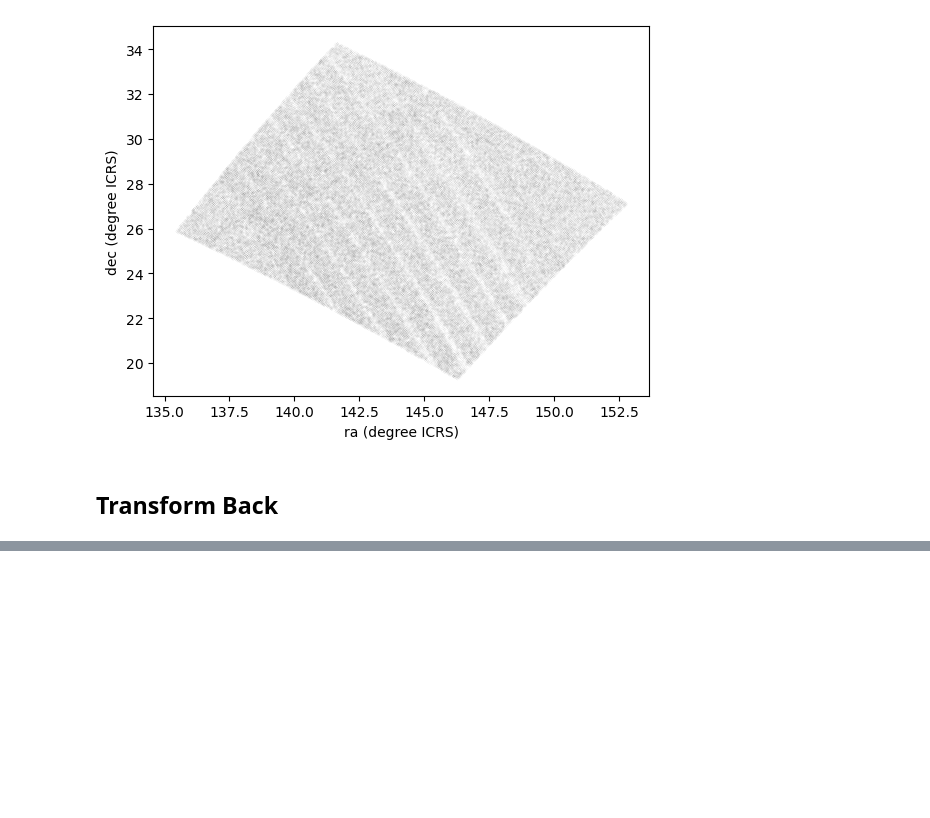
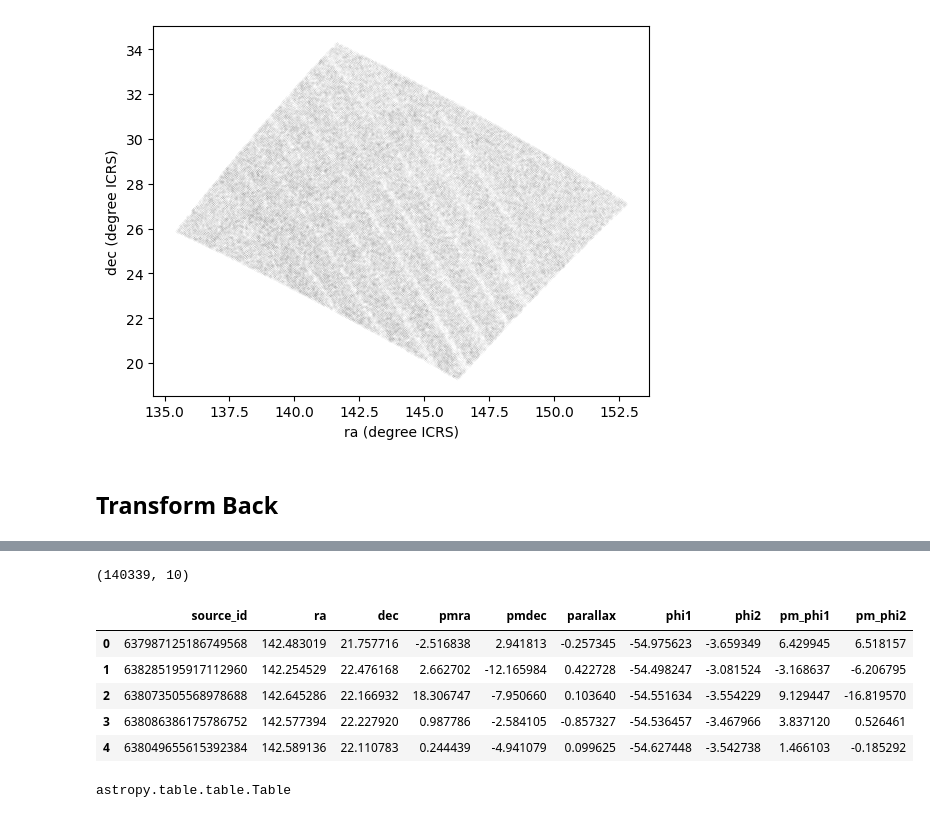
Before and after one commit to nuj02/Workshops, a Jupyter notebook: Data Carpentry/Astronomy/Foundations of Astronomical Science/3) Plotting and Tabular Data.ipynb, the cells around one changed output, grey strips where cells are left out. Cells and saved outputs as stored; diff of their text form; code cells hidden in the pictures; blank space fills up the shorter version.

```diff
--- a/Data Carpentry/Astronomy/Foundations of Astronomical Science/3) Plotting and Tabular Data.ipynb
+++ b/Data Carpentry/Astronomy/Foundations of Astronomical Science/3) Plotting and Tabular Data.ipynb
@@ -68,0 +89,6 @@ TypeError: concatenate() got an unexpected keyword argument 'dtype'
+# %%
+polygon_results['phi1'] = skycoord_gd1.phi1
+polygon_results['phi2'] = skycoord_gd1.phi2
+polygon_results['pm_phi1'] = skycoord_gd1.pm_phi1_cosphi2
+polygon_results['pm_phi2'] = skycoord_gd1.pm_phi2
+polygon_results.info()
@@ -68,0 +109,15 @@ TypeError: concatenate() got an unexpected keyword argument 'dtype'
+# %%
+results_df = polygon_results.to_pandas()
+# %%
+results_df.shape
+# %% [output]
+(140339, 10)
+# %%
+results_df.head()
+# %% [output]
+|  | source_id | ra | dec | pmra | pmdec | parallax | phi1 | phi2 | pm_phi1 | pm_phi2 |
+| 0 | 637987125186749568 | 142.483019 | 21.757716 | -2.516838 | 2.941813 | -0.257345 | -54.975623 | -3.659349 | 6.429945 | 6.518157 |
+| 1 | 638285195917112960 | 142.254529 | 22.476168 | 2.662702 | -12.165984 | 0.422728 | -54.498247 | -3.081524 | -3.168637 | -6.206795 |
+| 2 | 638073505568978688 | 142.645286 | 22.166932 | 18.306747 | -7.950660 | 0.103640 | -54.551634 | -3.554229 | 9.129447 | -16.819570 |
+| 3 | 638086386175786752 | 142.577394 | 22.227920 | 0.987786 | -2.584105 | -0.857327 | -54.536457 | -3.467966 | 3.837120 | 0.526461 |
+| 4 | 638049655615392384 | 142.589136 | 22.110783 | 0.244439 | -4.941079 | 0.099625 | -54.627448 | -3.542738 | 1.466103 | -0.185292 |
@@ -68,0 +163,7 @@ TypeError: concatenate() got an unexpected keyword argument 'dtype'
+# %%
+from astropy.table import Table
+
+results_table = Table.from_pandas(results_df)
+type(results_table)
+# %% [output]
+astropy.table.table.Table
```
Also changed, not shown: parts of 10 cells of this notebook.
